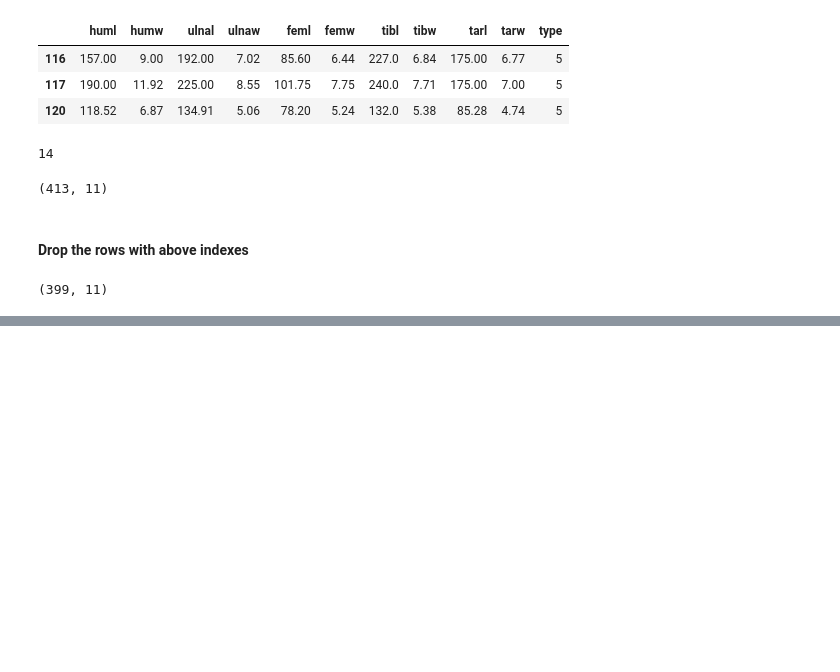
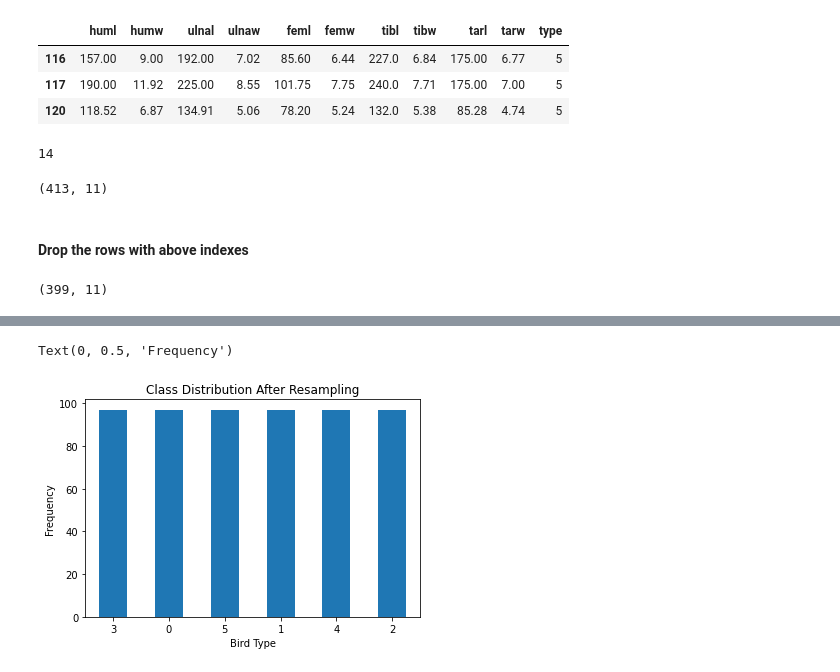
Before and after one commit to AbdullahTabassam/Bird-Skeletal-Analysis-and-Species-Classifier, a Jupyter notebook: 1 - EDA.ipynb, the cells around one changed output, grey strips where cells are left out. Cells and saved outputs as stored; diff of their text form; code cells hidden in the pictures; blank space fills up the shorter version.

```diff
--- a/1 - EDA.ipynb
+++ b/1 - EDA.ipynb
@@ -321,0 +359,9 @@ np.shape(birds) #Checking the shape of birds data after outlier removal
+# %%
+count_classes = pd.value_counts(y_train, sort = True)
+count_classes.plot(kind = 'bar', rot=0)         # Plotting the balanced dataset
+plt.title("Class Distribution After Resampling")
+plt.xlabel("Bird Type")
+plt.ylabel("Frequency")
+# %% [output]
+Text(0, 0.5, 'Frequency')
+[figure, added]
```
Also changed, not shown: parts of 26 cells of this notebook.
